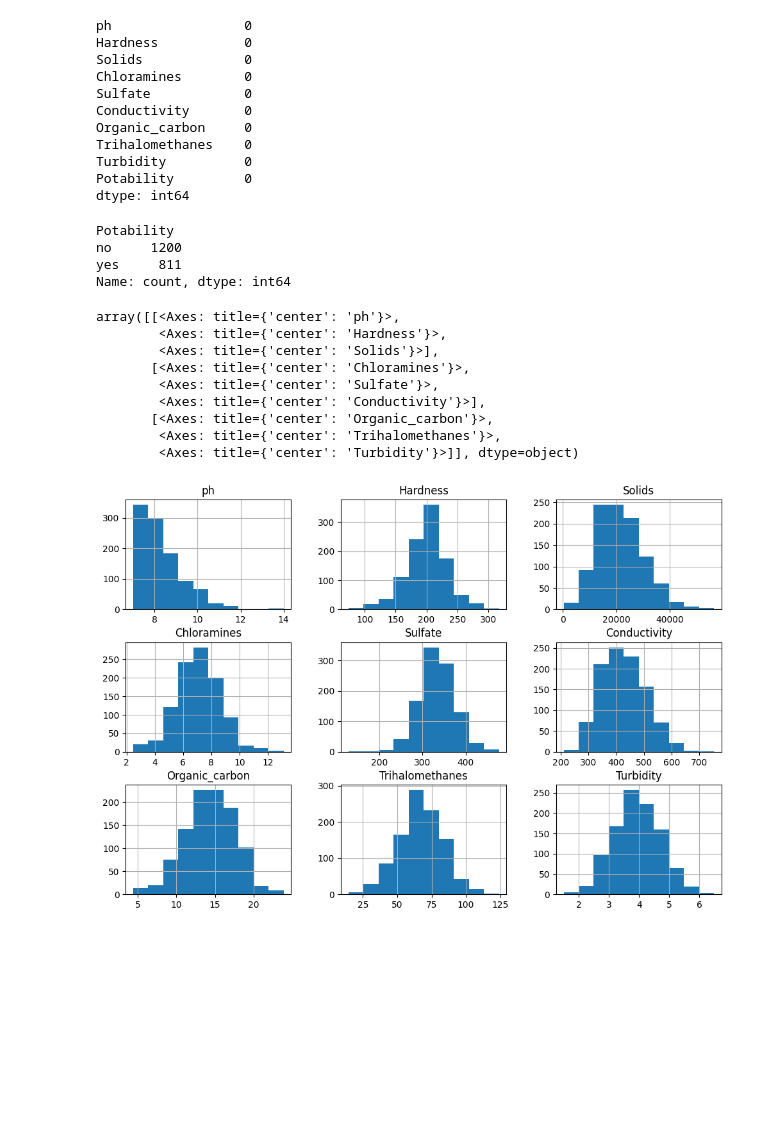
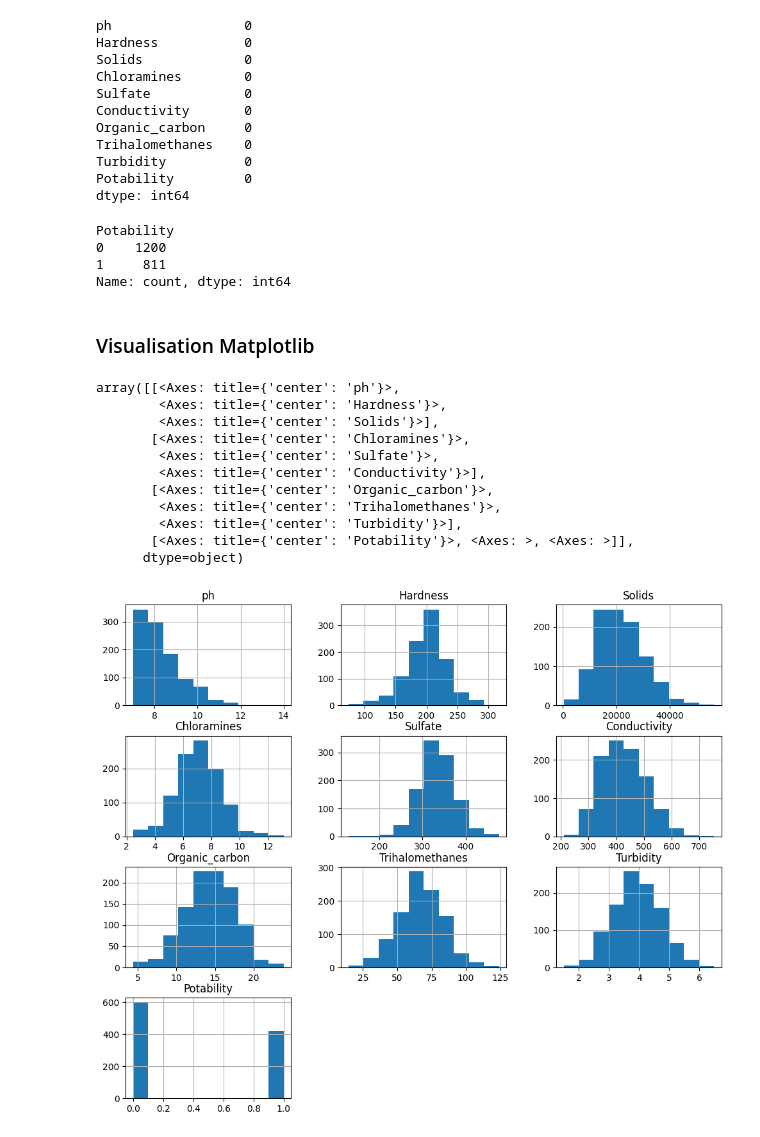
Before and after one commit to MinsingaK/Water-Potability, a Jupyter notebook: main.ipynb, the cells around one changed output. Drawn from its saved outputs; the diff is of its cells as text; code cells hidden in the pictures; blank space fills up the shorter version.

```diff
--- a/main.ipynb
+++ b/main.ipynb
@@ -96,6 +101,3 @@ clean_water.head()
 | 2 | 5.584087 | 188.313324 | 28748.687739 | 7.544869 | 326.678363 | 280.467916 | 8.399735 | 54.917862 | ... |
 | 3 | 10.223862 | 248.071735 | 28749.716544 | 7.513408 | 393.663396 | 283.651634 | 13.789695 | 84.603556 | ... |
 | 4 | 8.635849 | 203.361523 | 13672.091764 | 4.563009 | 303.309771 | 474.607645 | 12.363817 | 62.798309 | ... |
-# %%
-clean_water.Potability.replace([0, 1], ['no', 'yes'], inplace = True)
-clean_water.head()
@@ -124,23 +119,27 @@ dtype: int64
 clean_water.Potability.value_counts()
 # %% [output]
 Potability
-no     1200
-yes     811
+0    1200
+1     811
 Name: count, dtype: int64
+# %% [markdown]
+### Visualisation Matplotlib
 # %%
 clean_water = clean_water[clean_water['ph'] > 7]
-clean_water.hist(figsize = (12, 8))
+clean_water.hist(figsize = (12, 10))
 # %% [output]
 array([[<Axes: title={'center': 'ph'}>,
         <Axes: title={'center': 'Hardness'}>,
         <Axes: title={'center': 'Solids'}>],
        [<Axes: title={'center': 'Chloramines'}>,
         <Axes: title={'center': 'Sulfate'}>,
         <Axes: title={'center': 'Conductivity'}>],
        [<Axes: title={'center': 'Organic_carbon'}>,
         <Axes: title={'center': 'Trihalomethanes'}>,
-        <Axes: title={'center': 'Turbidity'}>]], dtype=object)
+        <Axes: title={'center': 'Turbidity'}>],
+       [<Axes: title={'center': 'Potability'}>, <Axes: >, <Axes: >]],
+      dtype=object)
-[figure, old version]
+[figure, new version]
 # %%
 clean_water.Potability.value_counts().plot(kind = 'barh')
 # %% [output]
```
Also changed, not shown: parts of 58 cells of this notebook, 3 other files.
